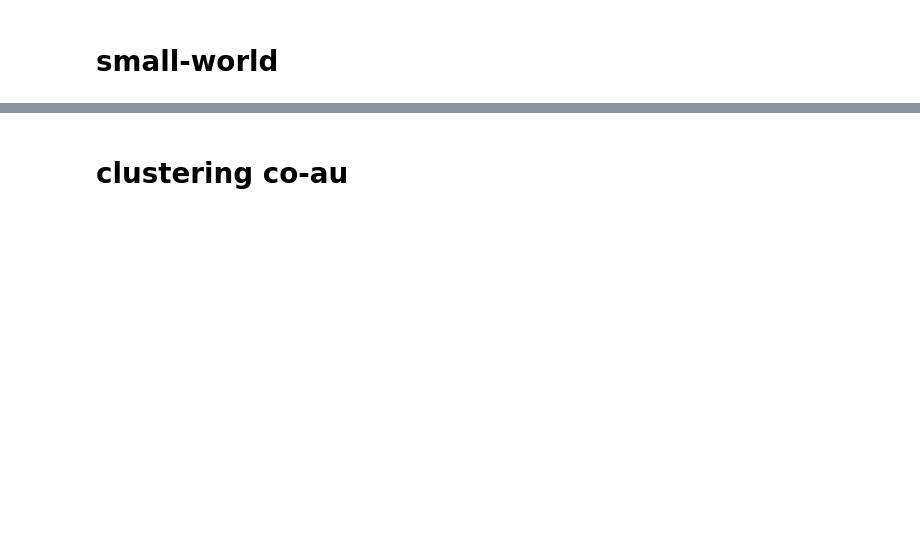
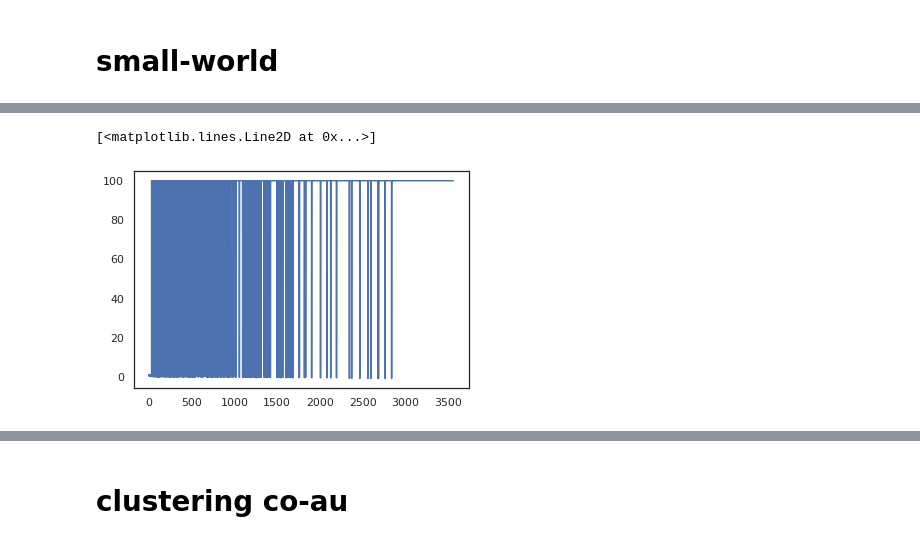
Before and after one commit to schneeboat/ana_2020, a Jupyter notebook: bibliographic_cov19_2020.ipynb, the cells around one changed output, grey strips where cells are left out. Saved outputs shown, nothing was run; the diff lists cells and outputs as text; code cells hidden in the pictures; blank space fills up the shorter version.

```diff
--- a/bibliographic_cov19_2020.ipynb
+++ b/bibliographic_cov19_2020.ipynb
@@ -1027,3 +1147,9 @@ plt.plot(assort_non_nan)
+# %%
+plt.plot(assortativity)
+#change 100 to 0 in the above cell
+# %% [output]
+[<matplotlib.lines.Line2D at 0x...>]
+[figure, added]
 # %%
 sum(weight_au_component_non_nan)
 # %% [output]
```
Also changed, not shown: parts of 63 cells of this notebook.
